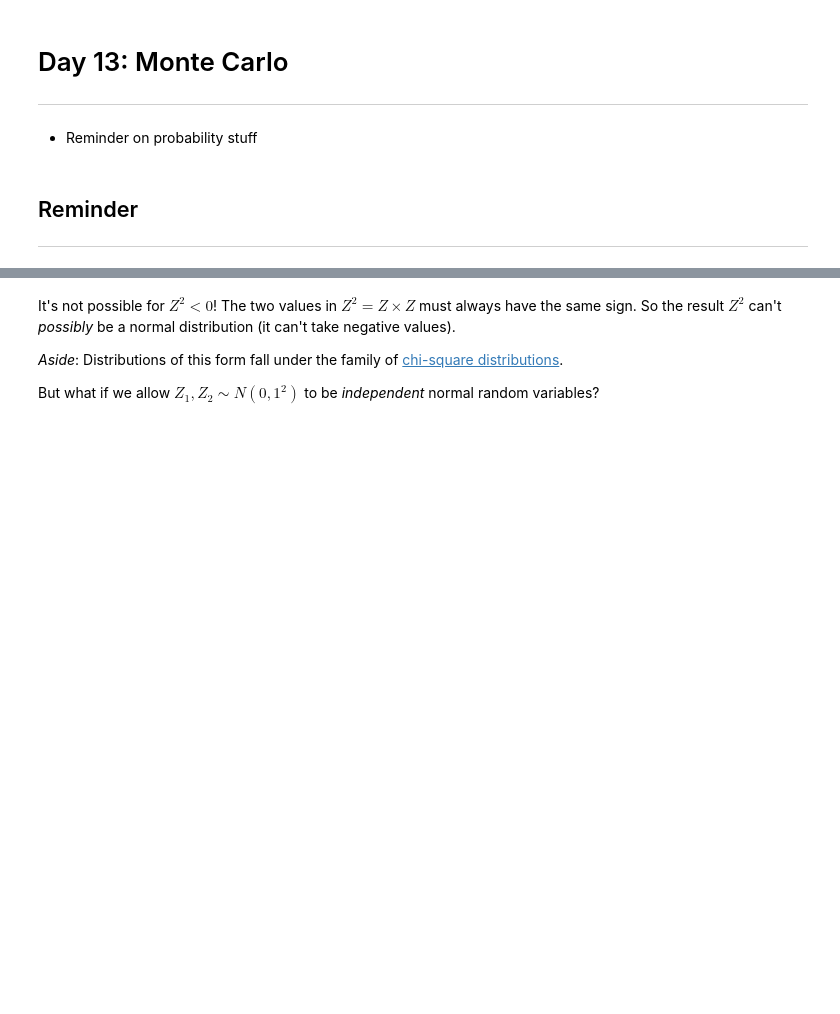
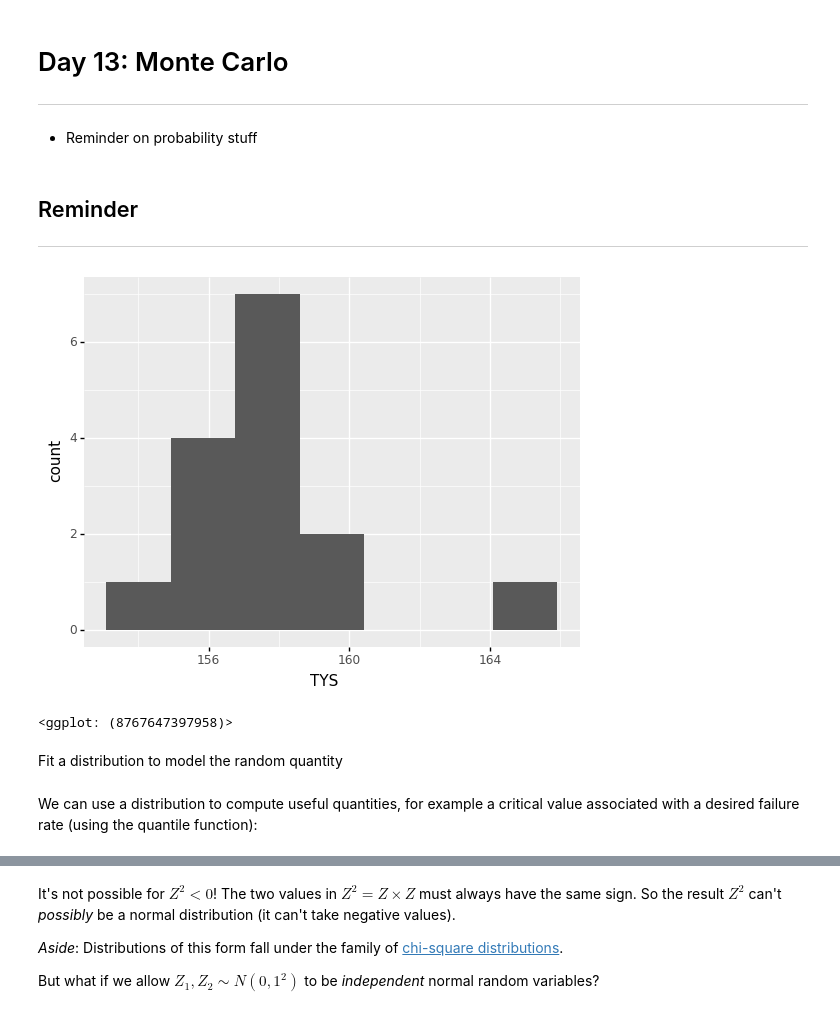
Before and after one commit to zdelrosario/pdo-notes, a Jupyter notebook: day13.ipynb, the cells around one changed output, grey strips where cells are left out. Drawn from its saved outputs; the diff is of its cells as text; code cells hidden in the pictures; blank space fills up the shorter version.

```diff
--- a/day13.ipynb
+++ b/day13.ipynb
@@ -18,9 +18,22 @@ from grama.data import df_ruff
 ## Reminder
 
 ---
+# %%
+(
+    df_ruff
+    >> ggplot(aes("TYS"))
+    + geom_histogram()
+)
+# %% [output]
+[figure, added]
+<ggplot: (8767647397958)>
+# %% [markdown]
+Fit a distribution to model the random quantity
 # %%
 ## Fit a marginal
 marg_tys = gr.marg_named(df_ruff.TYS, "lognorm")
+# %% [markdown]
+We can use a distribution to compute useful quantities, for example a critical value associated with a desired failure rate (using the quantile function):
 # %%
 ## Compute lower quantile as design value
 tys_lower = marg_tys.q(0.01)
```
Also changed, not shown: parts of 42 cells of this notebook.
